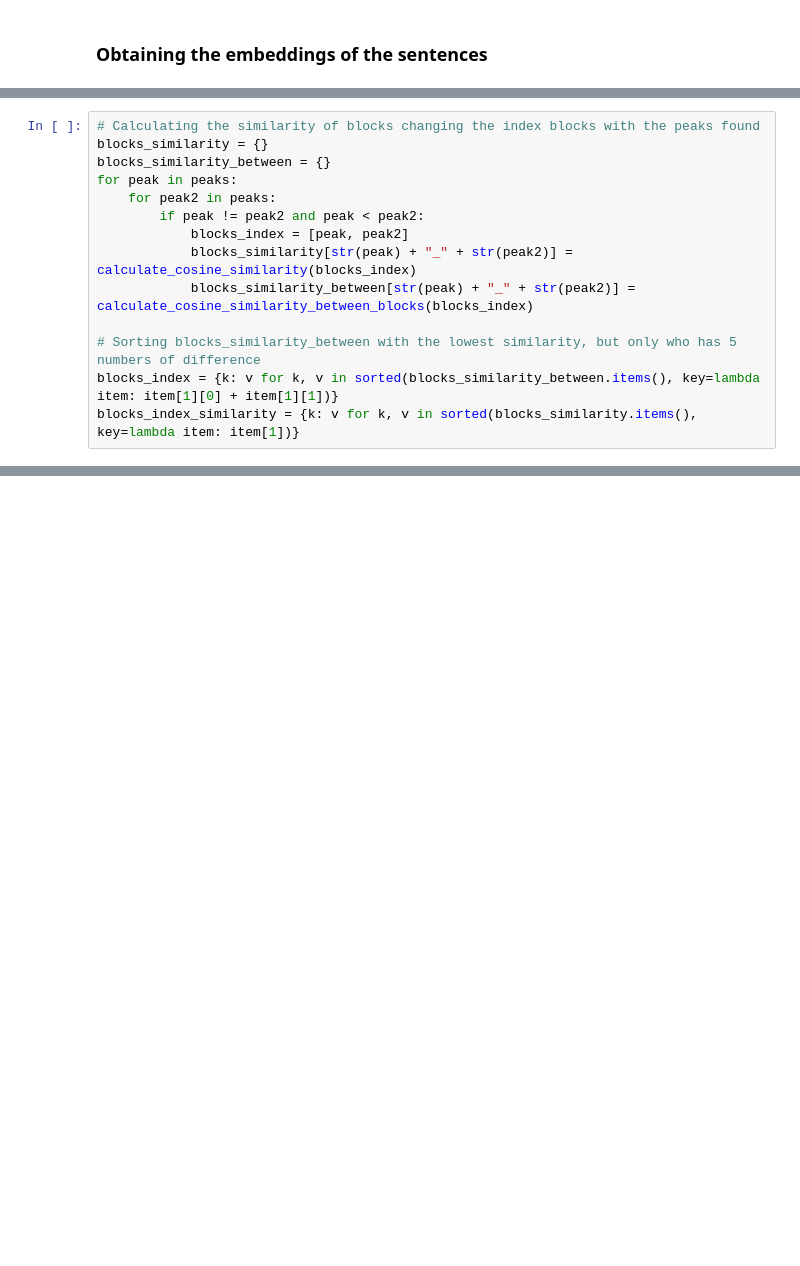
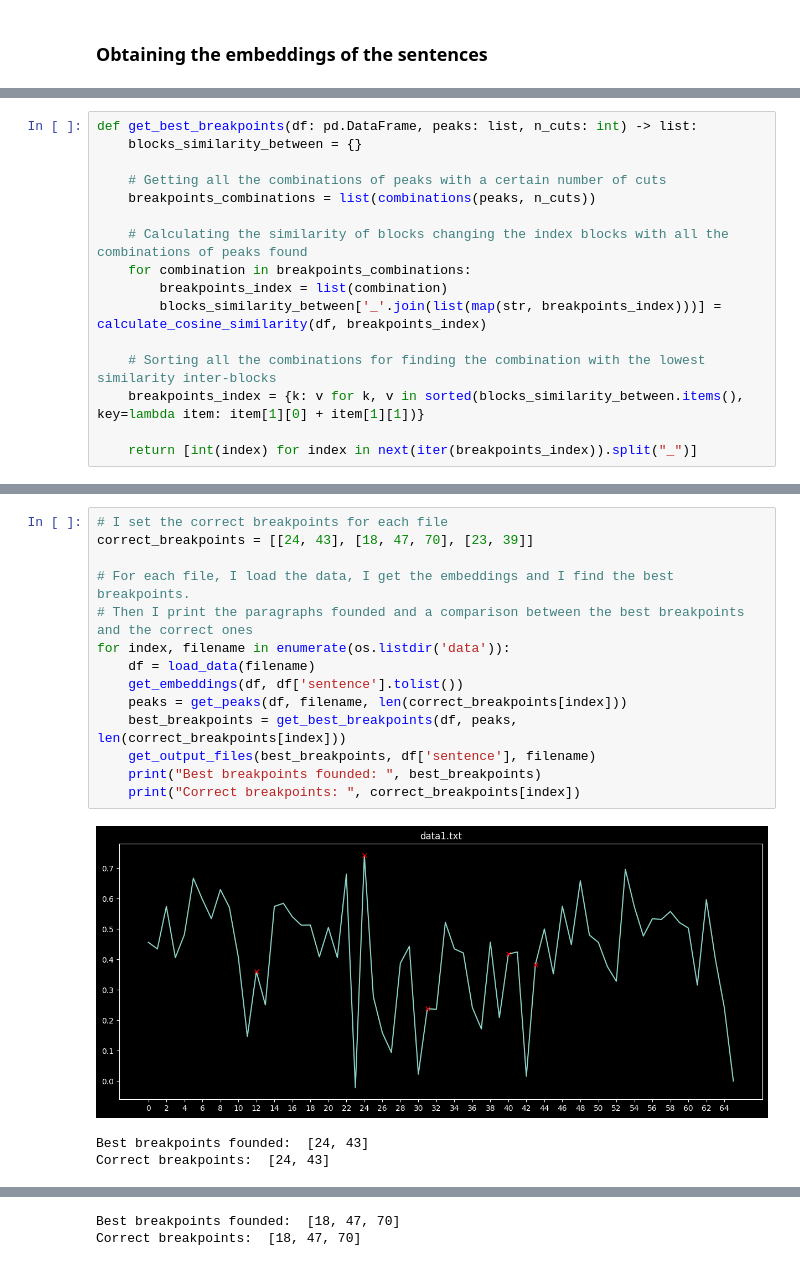
Before and after one commit to lorenzobotto/esercizi-tln, a Jupyter notebook: ex4/exercise_4.ipynb, the cells around one changed output, grey strips where cells are left out. Cells and saved outputs as stored; diff of their text form; blank space fills up the shorter version.

```diff
--- a/ex4/exercise_4.ipynb
+++ b/ex4/exercise_4.ipynb
@@ -88,14 +54,0 @@ plt.show()
-# %%
-# Calculating the similarity of blocks changing the index blocks with the peaks found
-blocks_similarity = {}
-blocks_similarity_between = {}
-for peak in peaks:
-    for peak2 in peaks:
-        if peak != peak2 and peak < peak2:
-            blocks_index = [peak, peak2]
-            blocks_similarity[str(peak) + "_" + str(peak2)] = calculate_cosine_similarity(blocks_index)
-            blocks_similarity_between[str(peak) + "_" + str(peak2)] = calculate_cosine_similarity_between_blocks(blocks_index)
-
-# Sorting blocks_similarity_between with the lowest similarity, but only who has 5 numbers of difference
-blocks_index = {k: v for k, v in sorted(blocks_similarity_between.items(), key=lambda item: item[1][0] + item[1][1])}
-blocks_index_similarity = {k: v for k, v in sorted(blocks_similarity.items(), key=lambda item: item[1])}
@@ -101,0 +91,16 @@ blocks_index_similarity = {k: v for k, v in sorted(blocks_similarity.items(), ke
+# %%
+def get_best_breakpoints(df: pd.DataFrame, peaks: list, n_cuts: int) -> list:
+    blocks_similarity_between = {}
+
+    # Getting all the combinations of peaks with a certain number of cuts
+    breakpoints_combinations = list(combinations(peaks, n_cuts))
+
+    # Calculating the similarity of blocks changing the index blocks with all the combinations of peaks found
+    for combination in breakpoints_combinations:
+        breakpoints_index = list(combination)
+        blocks_similarity_between['_'.join(list(map(str, breakpoints_index)))] = calculate_cosine_similarity(df, breakpoints_index)
+
+    # Sorting all the combinations for finding the combination with the lowest similarity inter-blocks
+    breakpoints_index = {k: v for k, v in sorted(blocks_similarity_between.items(), key=lambda item: item[1][0] + item[1][1])}
+
+    return [int(index) for index in next(iter(breakpoints_index)).split("_")]
@@ -134,0 +157,18 @@ After high school, Bullock worked as a nurse's aide at Barnes-Jewish Hospital.
+# %%
+# I set the correct breakpoints for each file
+correct_breakpoints = [[24, 43], [18, 47, 70], [23, 39]]
+
+# For each file, I load the data, I get the embeddings and I find the best breakpoints.
+# Then I print the paragraphs founded and a comparison between the best breakpoints and the correct ones
+for index, filename in enumerate(os.listdir('data')):
+    df = load_data(filename)
+    get_embeddings(df, df['sentence'].tolist())
+    peaks = get_peaks(df, filename, len(correct_breakpoints[index]))
+    best_breakpoints = get_best_breakpoints(df, peaks, len(correct_breakpoints[index]))
+    get_output_files(best_breakpoints, df['sentence'], filename)
+    print("Best breakpoints founded: ", best_breakpoints)
+    print("Correct breakpoints: ", correct_breakpoints[index])
+# %% [output]
+[figure, added]
+Best breakpoints founded:  [24, 43]
+Correct breakpoints:  [24, 43]
@@ -134,0 +176,2 @@ After high school, Bullock worked as a nurse's aide at Barnes-Jewish Hospital.
+Best breakpoints founded:  [18, 47, 70]
+Correct breakpoints:  [18, 47, 70]
```
Also changed, not shown: parts of 22 cells of this notebook, 9 other files.
